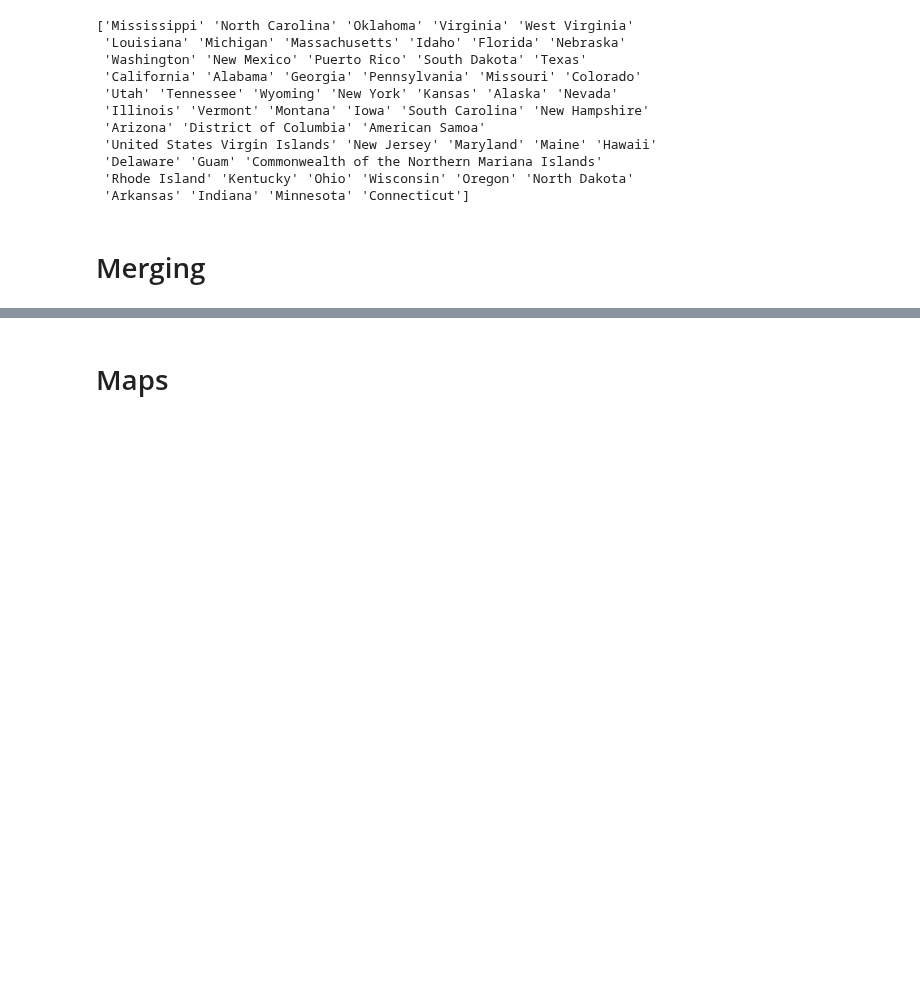
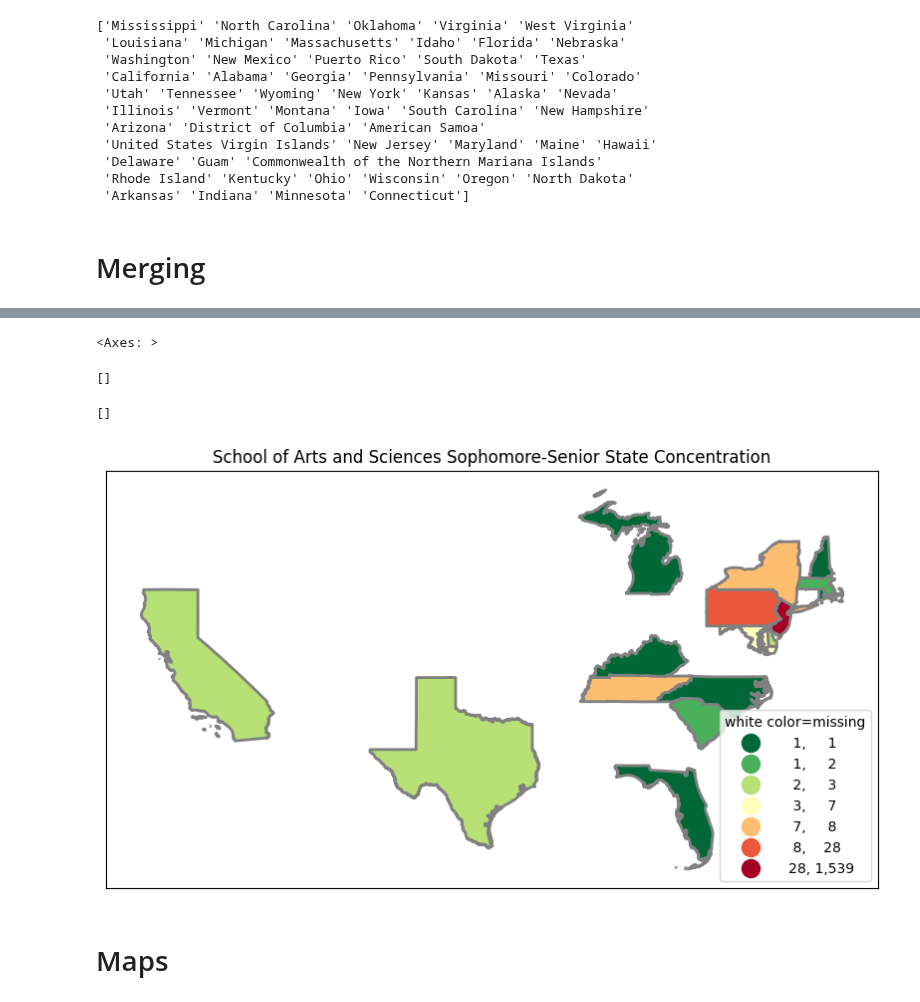
Before and after one commit to ewattudo/gis, a Jupyter notebook: PS1.ipynb, the cells around one changed output, grey strips where cells are left out. Drawn from its saved outputs; the diff is of its cells as text; code cells hidden in the pictures; blank space fills up the shorter version.

```diff
--- a/PS1.ipynb
+++ b/PS1.ipynb
@@ -93,7 +93,7 @@ print(US.NAME.unique())
  'Arkansas' 'Indiana' 'Minnesota' 'Connecticut']
 # %%
 #Renaming the NAME field in the lower dataframe.
-lower = lower.rename(columns={'NAME':"STATE"})
+lower = lower.rename(columns={'STATE':'STATE_FULL','STUSPS':'STATE'})
 # %% [markdown]
 # Merging
 # %%
@@ -102,3 +121,20 @@ USUGMAP = pd.merge(lower, UGS, on='STATE',how='outer',indicator=True)
+# %%
+USUGMAP2 = pd.merge(lower, UGS, on='STATE',how='inner',indicator=False)
+# %%
+fig, ax = plt.subplots(1, figsize=(10,20))
+USUGMAP2.plot(ax=ax,column='Total',legend=True,cmap='RdYlGn_r',
+          scheme='natural_breaks',k=8, edgecolor='grey',linewidth=2,
+          legend_kwds= {"fmt": "{:,.0f}",'loc':'lower right','markerscale':1.4})
+leg1 = ax.get_legend()
+leg1.set_title('''white color=missing''')
+ax.title.set_text("School of Arts and Sciences Sophomore-Senior State Concentration")
+ax.set_xticks([]) #kills xticks
+ax.set_yticks([]) #kills xticks
+# %% [output]
+<Axes: >
+[]
+[]
+[figure, added]
 # %% [markdown]
 # Maps
 # %% [markdown]
```
Also changed, not shown: parts of 1 cell of this notebook.
